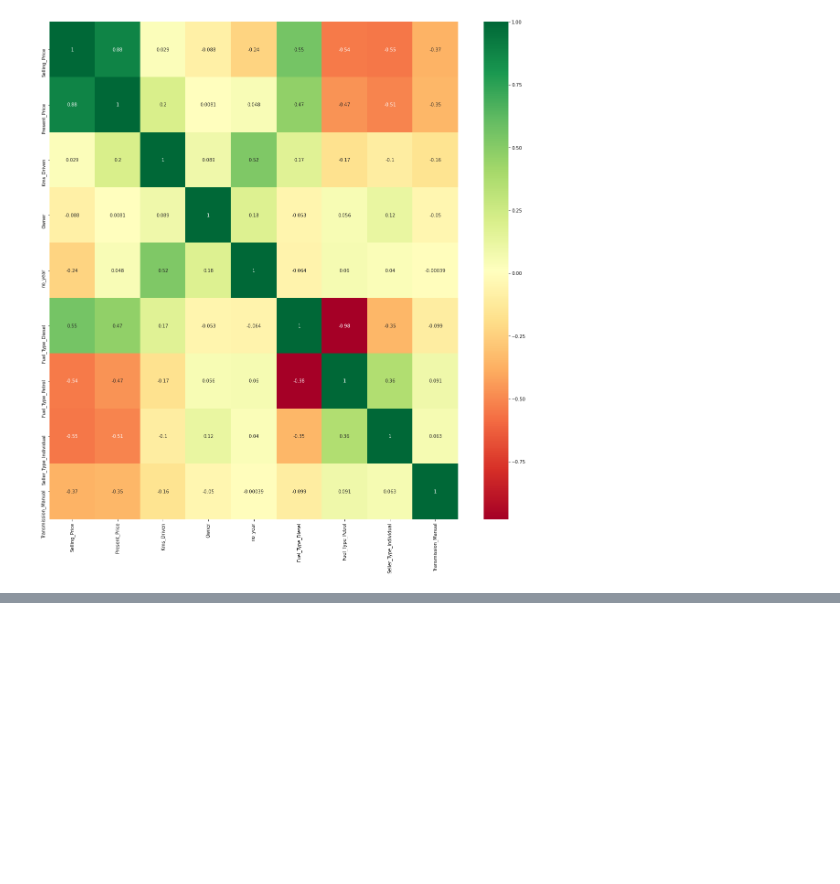
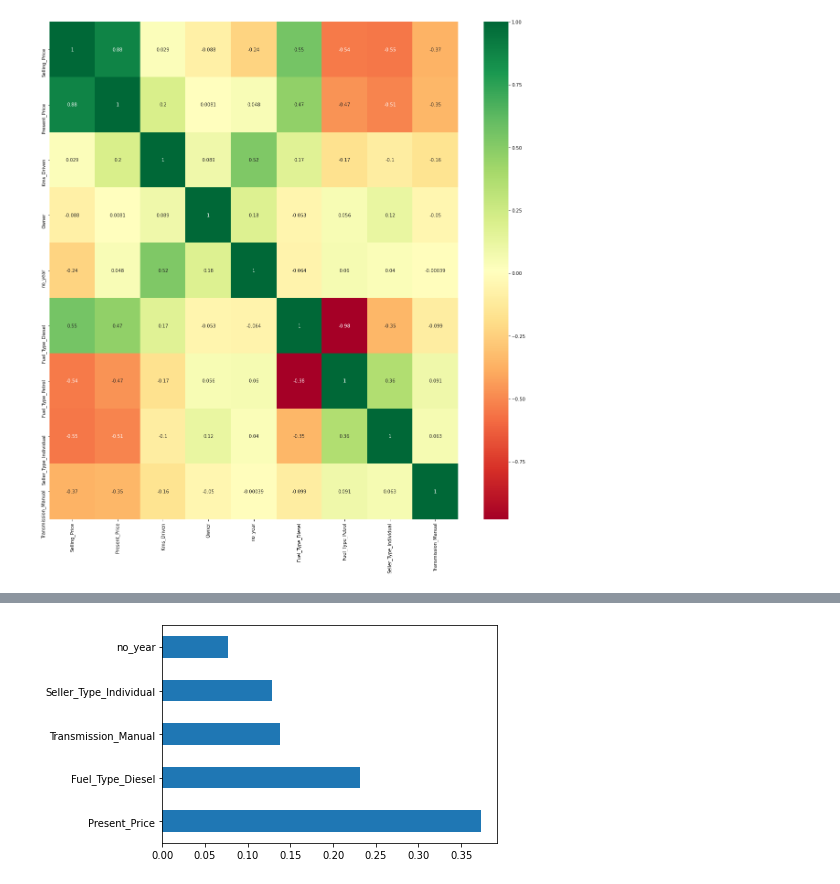
Before and after one commit to abanalii/Car-price-prediction, a Jupyter notebook: Car_Price_Prediction.ipynb, the cells around one changed output, grey strips where cells are left out. Drawn from its saved outputs; the diff is of its cells as text; code cells hidden in the pictures; blank space fills up the shorter version.

Commit message:
Feature Importance done

```diff
--- a/Car_Price_Prediction.ipynb
+++ b/Car_Price_Prediction.ipynb
@@ -166,3 +167,6 @@ sns.heatmap(final_dataset[top_corr_features].corr(),annot=True,cmap="RdYlGn")
 # %% [output]
 <AxesSubplot:>
 [figure]
+# %%
+x=final_dataset.iloc[:,1:] # access all rows , of all columns except the first one
+y=final_dataset.iloc[:,0]
@@ -168,0 +193,4 @@ sns.heatmap(final_dataset[top_corr_features].corr(),annot=True,cmap="RdYlGn")
+# %%
+from sklearn.ensemble import ExtraTreesRegressor
+model=ExtraTreesRegressor()
+model.fit(x,y)
@@ -168,0 +206,3 @@ sns.heatmap(final_dataset[top_corr_features].corr(),annot=True,cmap="RdYlGn")
+# %%
+feat_importances = pd.Series(model.feature_importances_,index=x.columns)
+feat_importances
@@ -168,0 +219,4 @@ sns.heatmap(final_dataset[top_corr_features].corr(),annot=True,cmap="RdYlGn")
+# %%
+feat_importances.nlargest(5).plot(kind='barh') #five most important features are plotted
+# %% [output]
+[figure, added]
```
Also changed, not shown: parts of 8 cells of this notebook.
